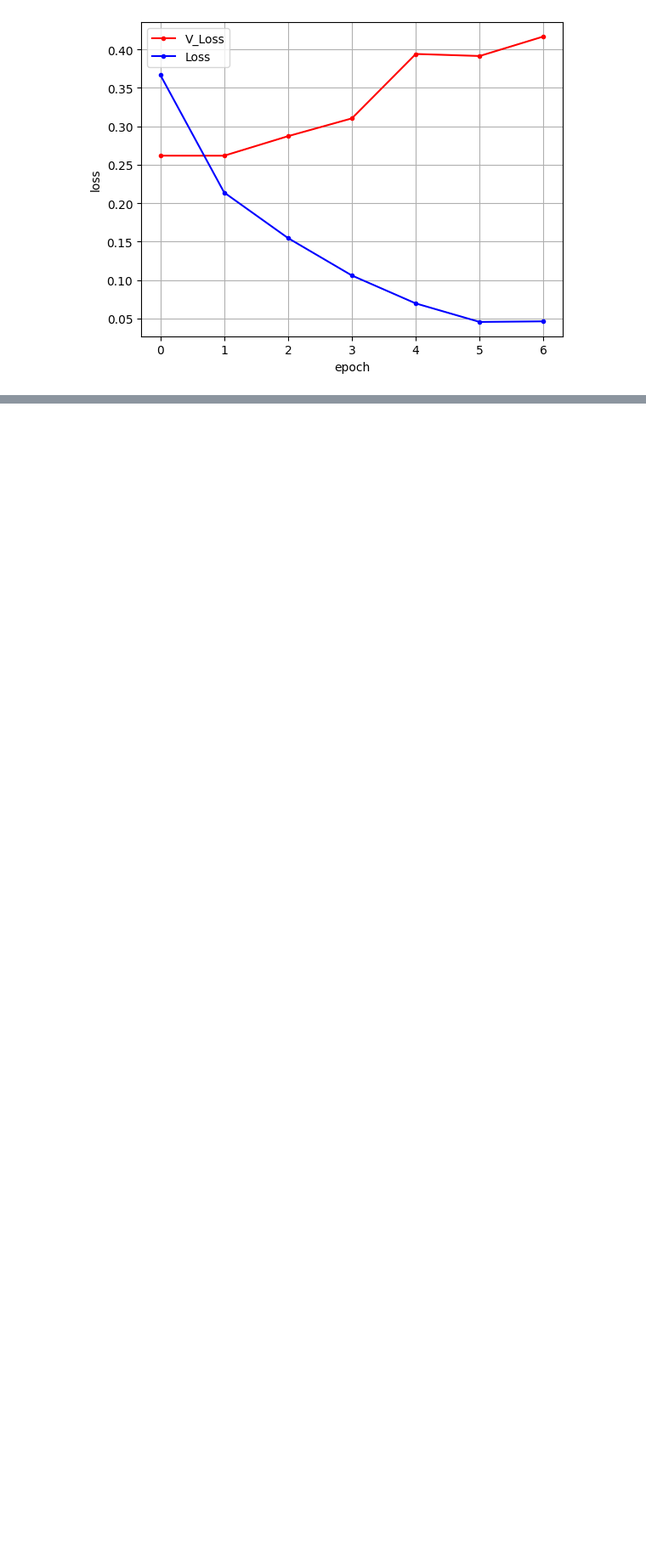
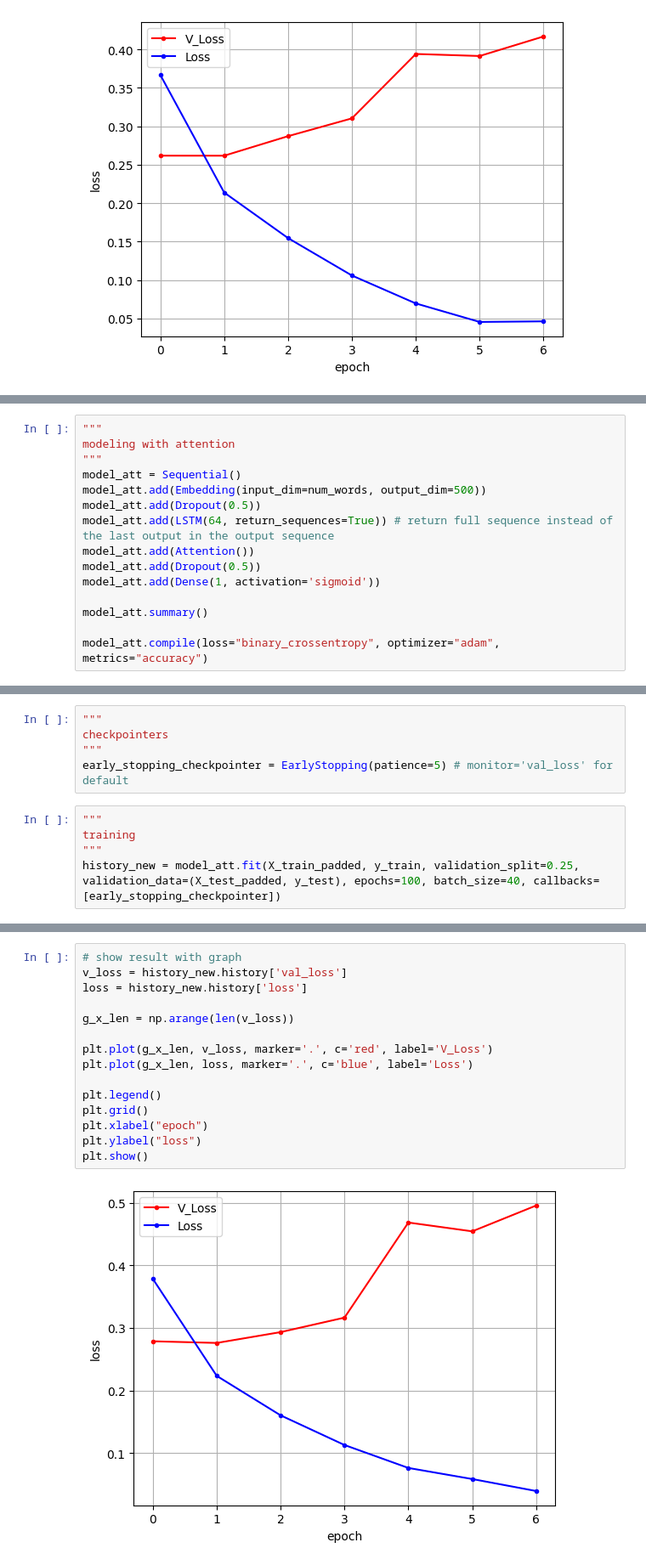
Before and after one commit to godpeny/laboratory, a Jupyter notebook: Study/Deep_Learning_for_Everyone/Chapter_5/rnn_imdb.ipynb, the cells around one changed output, grey strips where cells are left out. Shown: that part at 85% size. Cells and saved outputs as stored; diff of their text form; blank space fills up the shorter version.

Commit message:
study: [GSMSEPLC-20] implementing rnn + cnn + attention model with 'imdb' case.

```diff
--- a/Study/Deep_Learning_for_Everyone/Chapter_5/rnn_imdb.ipynb
+++ b/Study/Deep_Learning_for_Everyone/Chapter_5/rnn_imdb.ipynb
@@ -140,0 +144,15 @@ plt.show()
+# %%
+"""
+modeling with attention
+"""
+model_att = Sequential()
+model_att.add(Embedding(input_dim=num_words, output_dim=500))
+model_att.add(Dropout(0.5))
+model_att.add(LSTM(64, return_sequences=True)) # return full sequence instead of the last output in the output sequence
+model_att.add(Attention())
+model_att.add(Dropout(0.5))
+model_att.add(Dense(1, activation='sigmoid'))
+
+model_att.summary()
+
+model_att.compile(loss="binary_crossentropy", optimizer="adam", metrics="accuracy")
@@ -140,0 +177,10 @@ plt.show()
+# %%
+"""
+checkpointers
+"""
+early_stopping_checkpointer = EarlyStopping(patience=5) # monitor='val_loss' for default
+# %%
+"""
+training
+"""
+history_new = model_att.fit(X_train_padded, y_train, validation_split=0.25, validation_data=(X_test_padded, y_test), epochs=100, batch_size=40, callbacks=[early_stopping_checkpointer])
@@ -140,0 +202,17 @@ plt.show()
+# %%
+# show result with graph
+v_loss = history_new.history['val_loss']
+loss = history_new.history['loss']
+
+g_x_len = np.arange(len(v_loss))
+
+plt.plot(g_x_len, v_loss, marker='.', c='red', label='V_Loss')
+plt.plot(g_x_len, loss, marker='.', c='blue', label='Loss')
+
+plt.legend()
+plt.grid()
+plt.xlabel("epoch")
+plt.ylabel("loss")
+plt.show()
+# %% [output]
+[figure, added]
```
Also changed, not shown: parts of 6 cells of this notebook.
